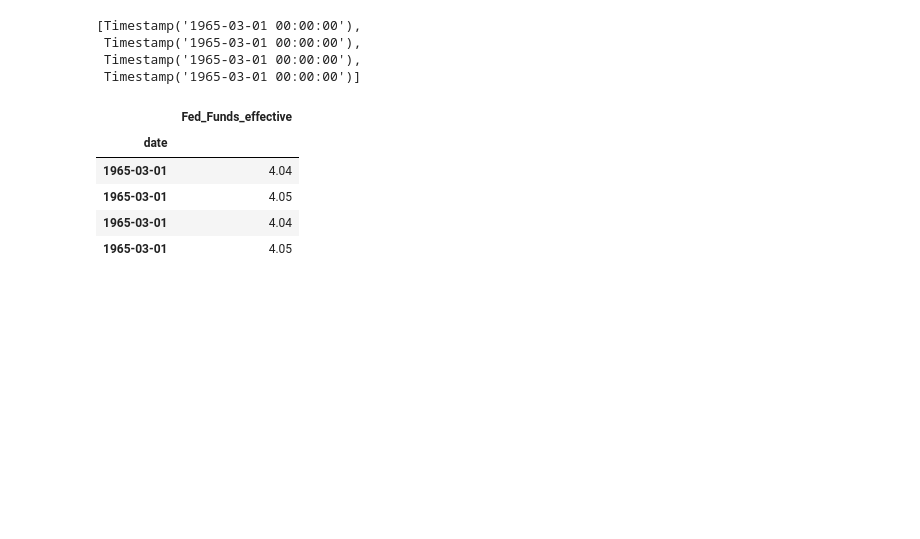
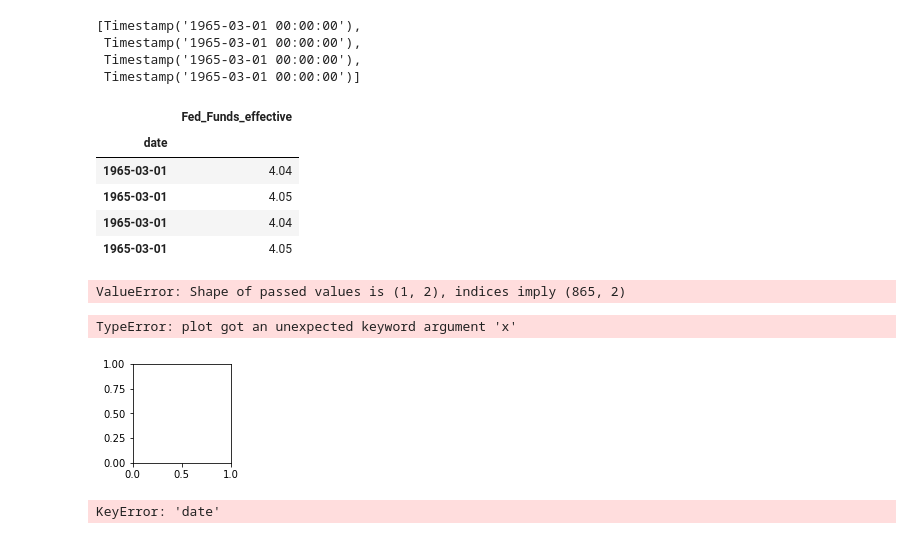
Before and after one commit to albertopuentes/small-side-projects, a Jupyter notebook: Fed_vs_Equities.ipynb, the cells around one changed output. Saved outputs shown, nothing was run; the diff lists cells and outputs as text; code cells hidden in the pictures; blank space fills up the shorter version.

Commit message:
cont error

```diff
--- a/Fed_vs_Equities.ipynb
+++ b/Fed_vs_Equities.ipynb
@@ -295,5 +295,17 @@ df.loc['1965-03-01']
 | 1965-03-01 | 4.05 |
 | 1965-03-01 | 4.04 |
 | 1965-03-01 | 4.05 |
+# %%
+sns.lineplot(df.loc['1960-01-01':'1970-01-01'], df.Fed_Funds_effective)
+# %% [output]
+ValueError: Shape of passed values is (1, 2), indices imply (865, 2)
 # %%
-sns.lineplot(data=df, x="date", y="Fed_Funds_effective")
+plt.subplot(2, 3, 1)
+plt.plot(data=df['2010-01-01':], x="date", y="Fed_Funds_effective")
+# %% [output]
+TypeError: plot got an unexpected keyword argument 'x'
+[figure, added]
+# %%
+df.plot(x=df.indez, y="Fed_Funds_effective", kind="line")
+# %% [output]
+KeyError: 'date'
```
